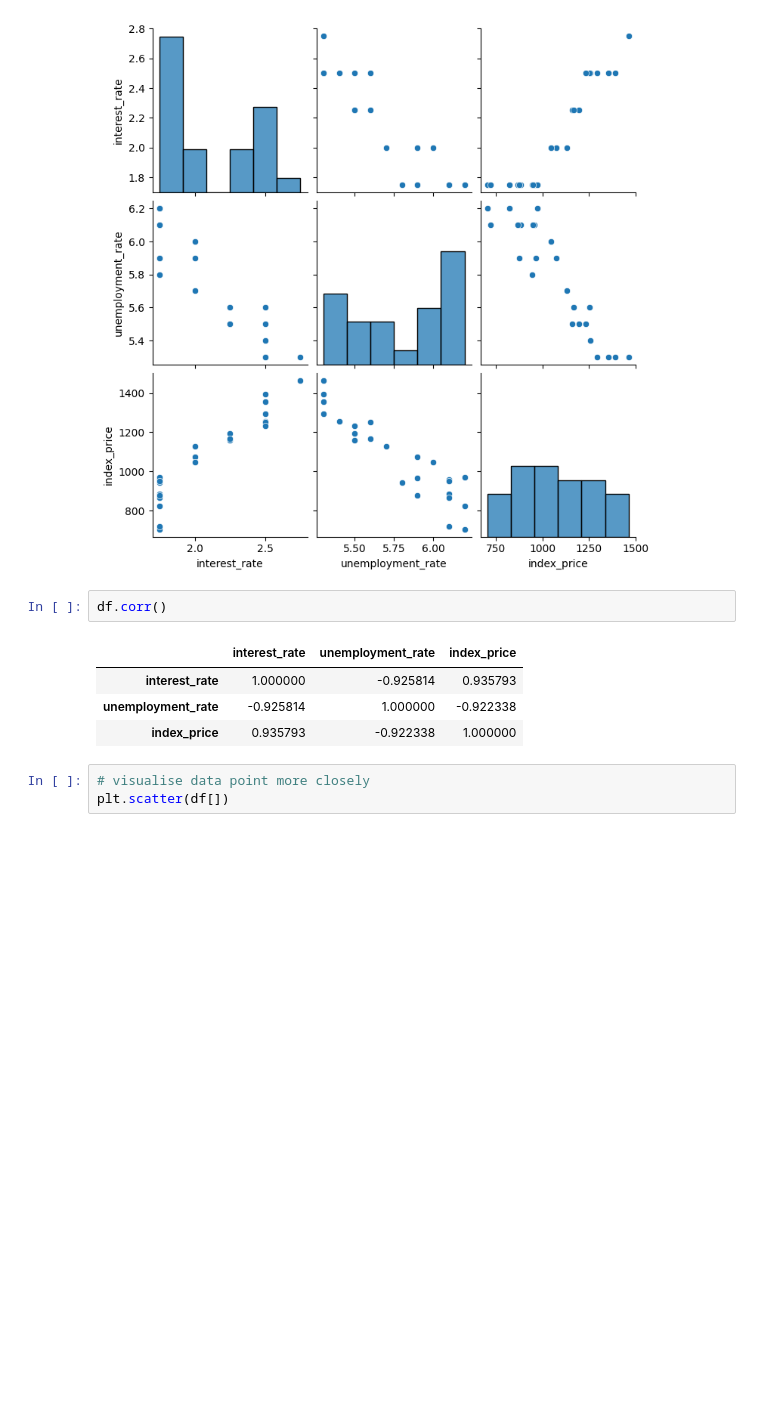
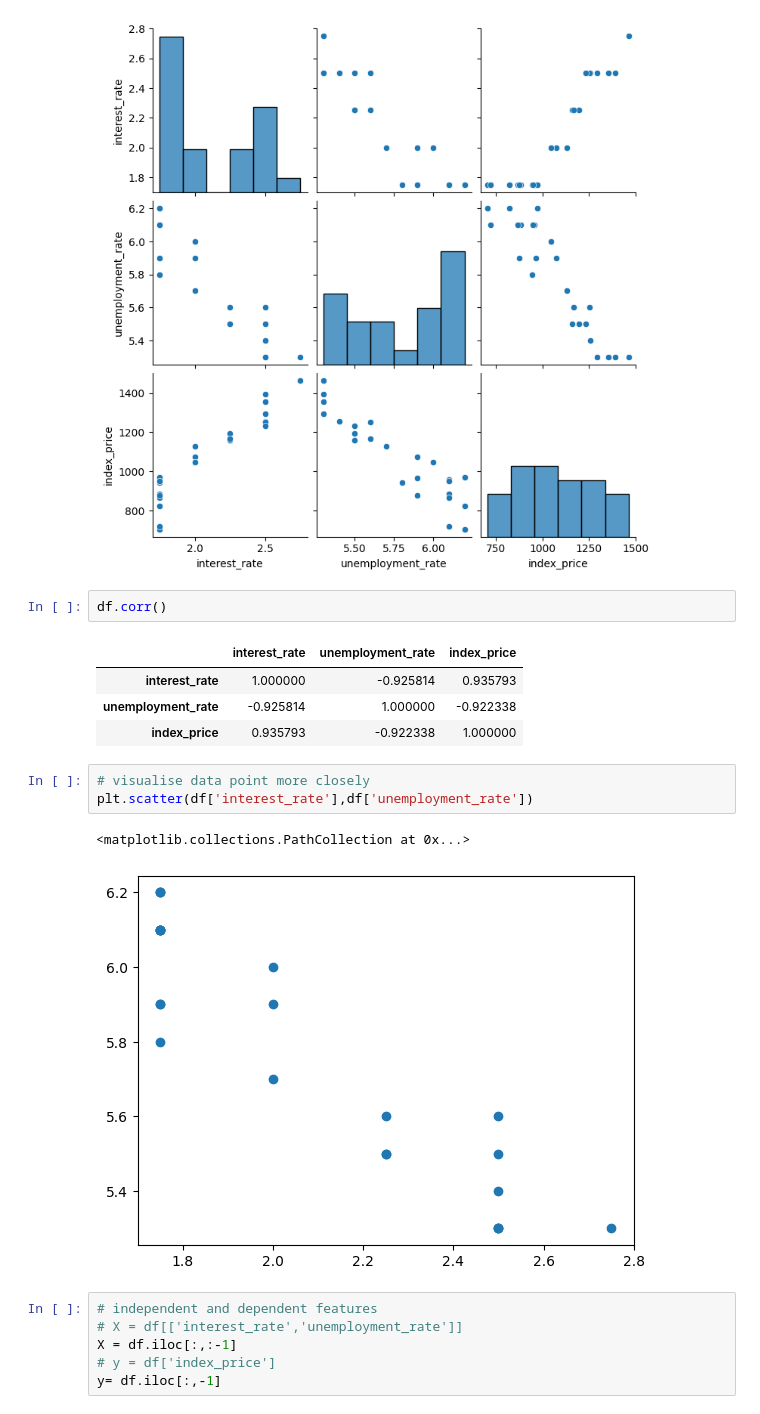
Before and after one commit to Navneet0094/Data-science, a Jupyter notebook: ML Practice/Linear regression/mullinearreg.ipynb, the cells around one changed output. Drawn from its saved outputs; the diff is of its cells as text; blank space fills up the shorter version.

```diff
--- a/ML Practice/Linear regression/mullinearreg.ipynb
+++ b/ML Practice/Linear regression/mullinearreg.ipynb
@@ -41,4 +60,13 @@ df.corr()
 | index_price | 0.935793 | -0.922338 | 1.000000 |
 # %%
 # visualise data point more closely
-plt.scatter(df[])
+plt.scatter(df['interest_rate'],df['unemployment_rate'])
+# %% [output]
+<matplotlib.collections.PathCollection at 0x...>
+[figure, added]
+# %%
+# independent and dependent features
+# X = df[['interest_rate','unemployment_rate']]
+X = df.iloc[:,:-1]
+# y = df['index_price']
+y= df.iloc[:,-1]
```
Also changed, not shown: parts of 33 cells of this notebook.
